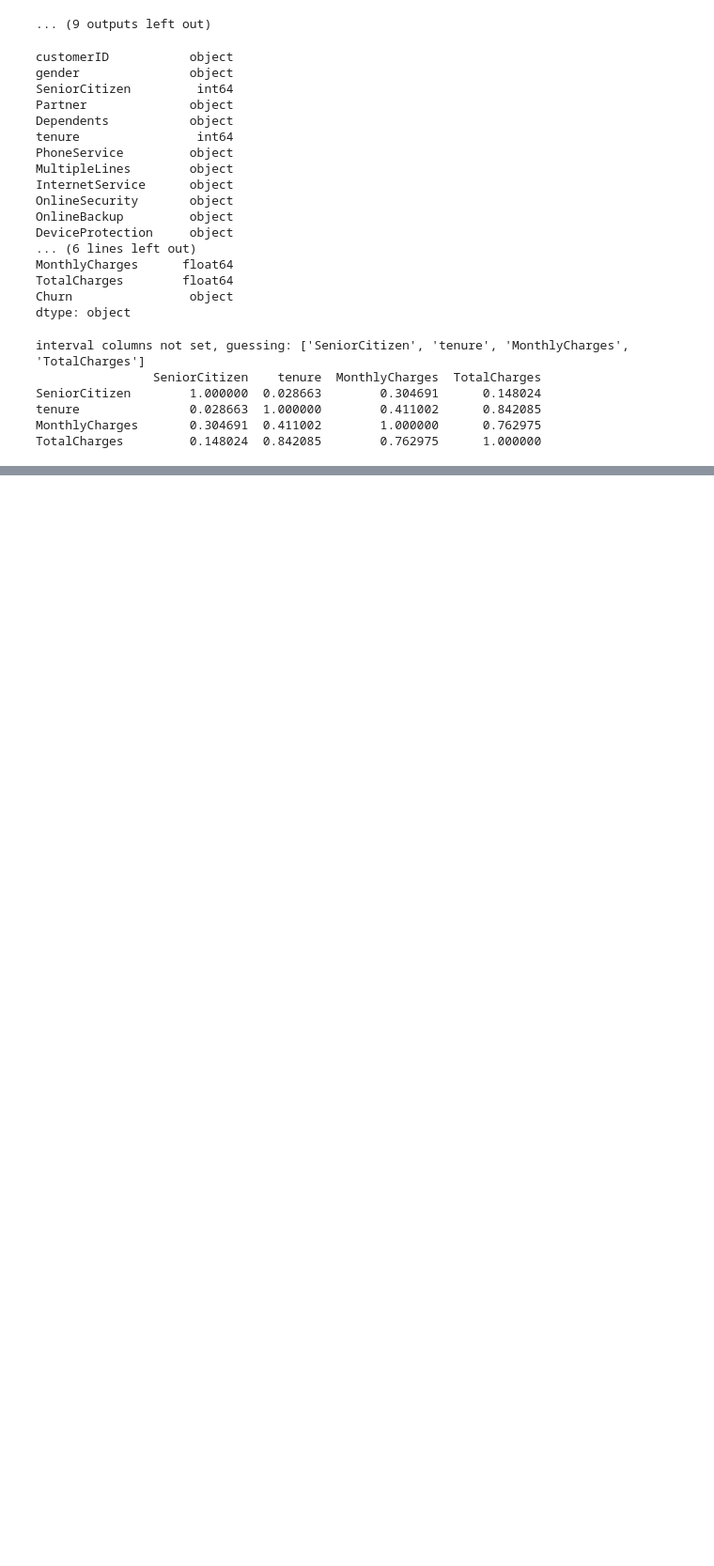
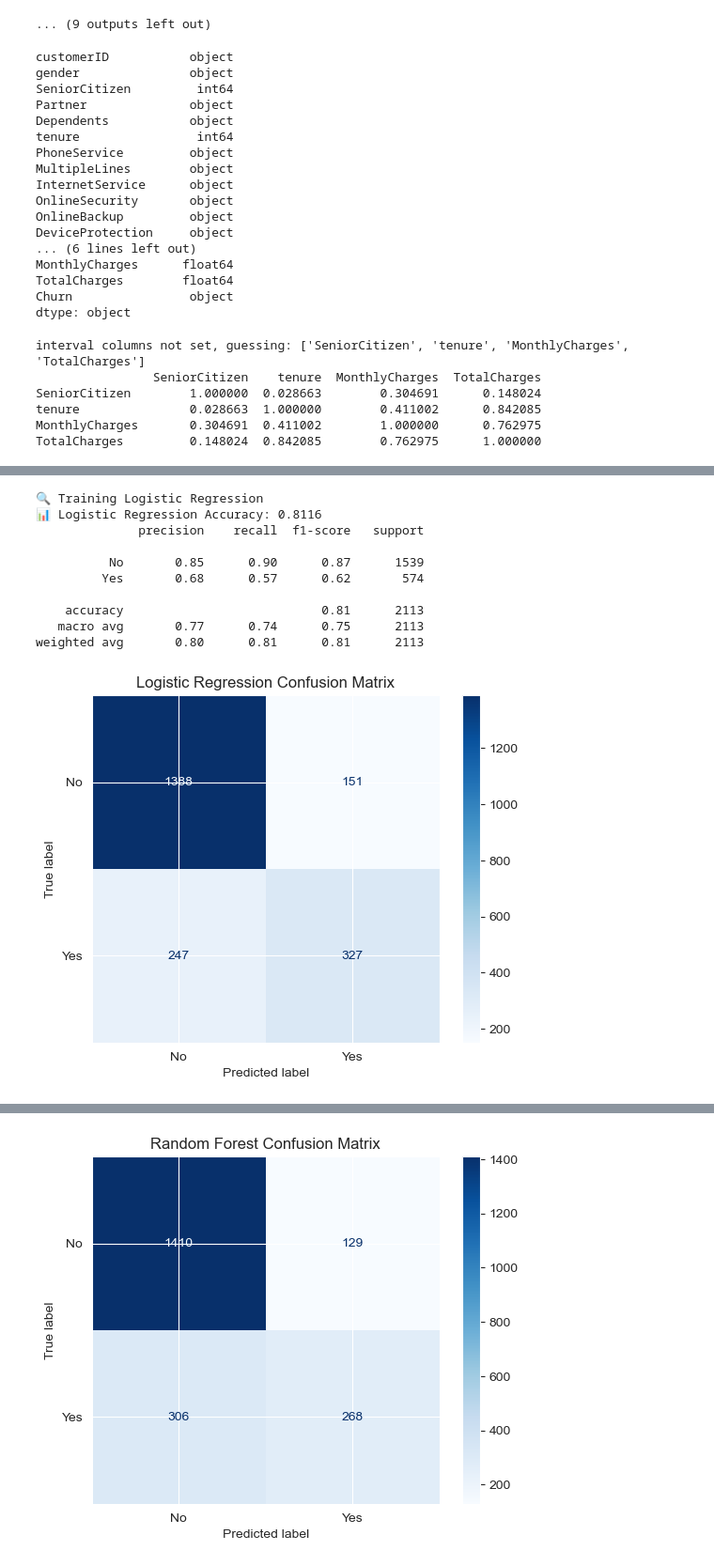
Before and after one commit to DeniseLeah/telcom_churn, a Jupyter notebook: simple.ipynb, the cells around one changed output, grey strips where cells are left out. Shown at 94% size. Saved outputs shown, nothing was run; the diff lists cells and outputs as text; code cells hidden in the pictures; blank space fills up the shorter version.

Commit message:
trained models

```diff
--- a/simple.ipynb
+++ b/simple.ipynb
@@ -202,0 +229,5 @@ plt.show()
+# %%
+X = df.drop(columns=['Churn'])
+y = df['Churn']
+
+X_train, X_test, y_train, y_test = train_test_split(X, y, test_size=0.3, random_state=42)
@@ -202,0 +247,66 @@ plt.show()
+# %%
+
+
+# 4. Identify column types
+numeric_features = X.select_dtypes(include=['int64', 'float64']).columns.tolist()
+categorical_features = X.select_dtypes(include=['object']).columns.tolist()
+
+# 5. Preprocessing for numeric and categorical data
+num_pipe = Pipeline(steps=[
+    ('imputer', SimpleImputer(strategy='mean')),
+    ('scaler', StandardScaler())
+])
+
+cat_pipe = Pipeline(steps=[
+    ('imputer', SimpleImputer(strategy='constant', fill_value='missing')),
+    ('onehot', OneHotEncoder(handle_unknown='ignore', sparse_output=False))
+])
+
+preprocessor = ColumnTransformer(transformers=[
+    ('num', numeric_transformer, numeric_features),
+    ('cat', categorical_transformer, categorical_features)
+])
+
+# 6. Define models
+models = {
+    'Logistic Regression': LogisticRegression(max_iter=1000),
+    'Random Forest': RandomForestClassifier(),
+    'Decision Tree': DecisionTreeClassifier(),
+    'LightGBM': LGBMClassifier()
+}
+
+
+# 8. Run models in a loop
+for name, model in models.items():
+    pipeline = Pipeline(steps=[
+        ('preprocessor', preprocessor),
+        ('classifier', model)
+    ])
+
+    print(f'\n🔍 Training {name}')
+    pipeline.fit(X_train, y_train)
+    y_pred = pipeline.predict(X_test)
+
+    print(f'📊 {name} Accuracy: {accuracy_score(y_test, y_pred):.4f}')
+    print(classification_report(y_test, y_pred))
+
+
+
+    # Confusion Matrix
+    cm = confusion_matrix(y_test, y_pred)
+    disp = ConfusionMatrixDisplay(confusion_matrix=cm, display_labels=pipeline.classes_)
+    disp.plot(cmap='Blues')
+    plt.title(f'{name} Confusion Matrix')
+    plt.show()
+# %% [output]
+🔍 Training Logistic Regression
+📊 Logistic Regression Accuracy: 0.8116
+              precision    recall  f1-score   support
+
+          No       0.85      0.90      0.87      1539
+         Yes       0.68      0.57      0.62       574
+
+    accuracy                           0.81      2113
+   macro avg       0.77      0.74      0.75      2113
+weighted avg       0.80      0.81      0.81      2113
+[figure, added]
@@ -202,0 +323 @@ plt.show()
+[figure, added]
```
Also changed, not shown: parts of 9 cells of this notebook, 1 other file.
